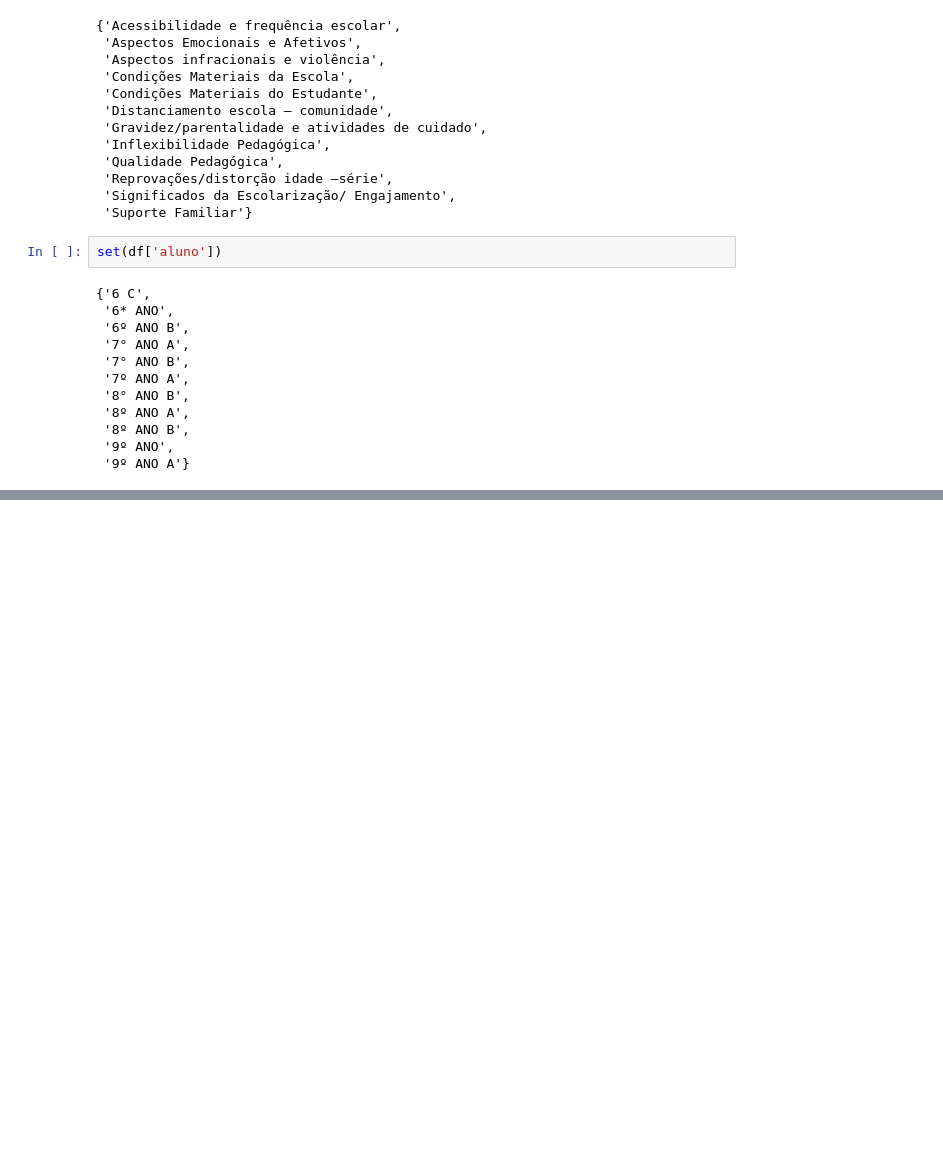
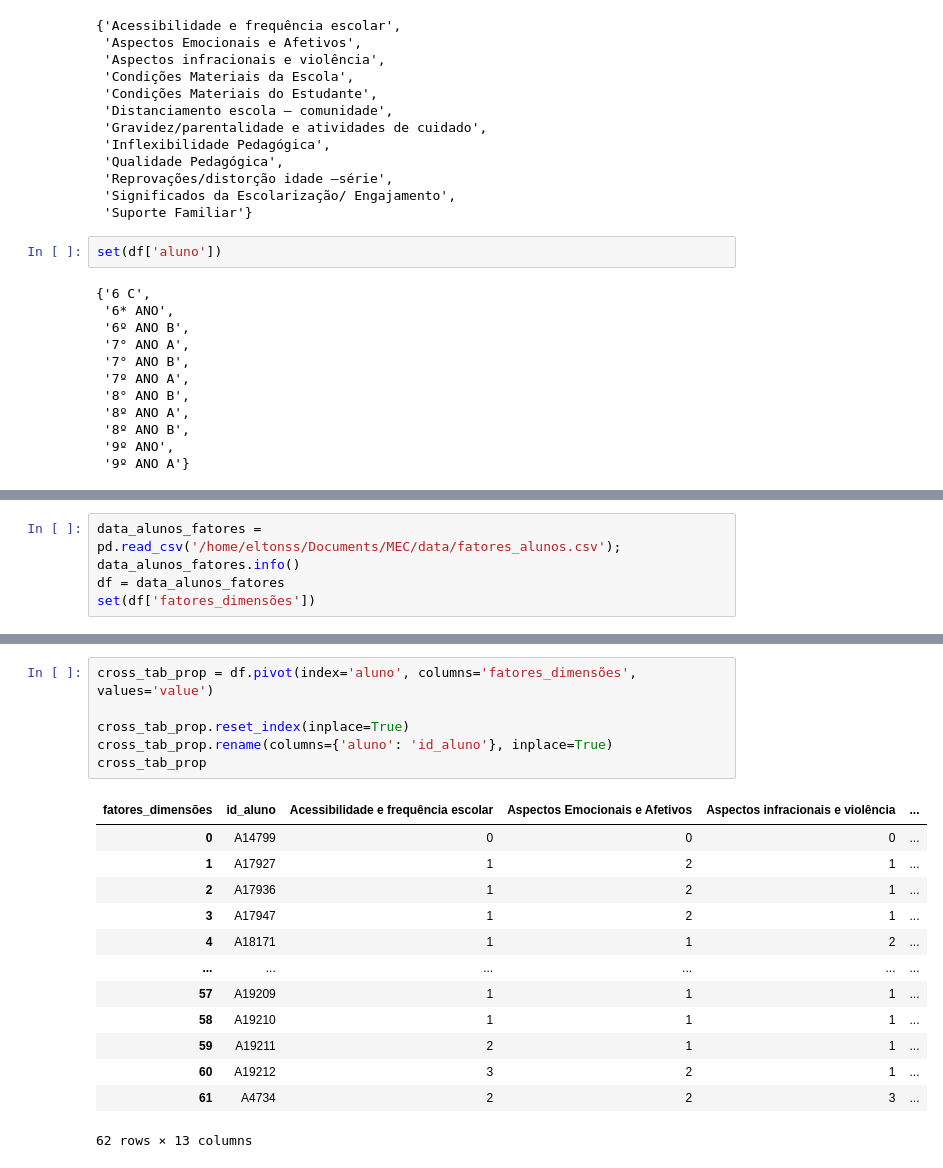
Before and after one commit to eltonsarmanho/AnaliseExploratoriaSAP, a Jupyter notebook: AnaliseExploratoriaSAP.ipynb, the cells around one changed output, grey strips where cells are left out. Saved outputs shown, nothing was run; the diff lists cells and outputs as text; blank space fills up the shorter version.

```diff
--- a/AnaliseExploratoriaSAP.ipynb
+++ b/AnaliseExploratoriaSAP.ipynb
@@ -516,3 +488,8 @@ cross_tab_prop
 | 8 | 8º ANO B | 1.00 | 1.75 | 1.00 | ... |
 | 9 | 9º ANO | 1.00 | 1.00 | 1.00 | ... |
 | 10 | 9º ANO A | 2.00 | 1.80 | 1.20 | ... |
+# %%
+data_alunos_fatores = pd.read_csv('/home/eltonss/Documents/MEC/data/fatores_alunos.csv');
+data_alunos_fatores.info()
+df = data_alunos_fatores
+set(df['fatores_dimensões'])
@@ -518,0 +519,20 @@ cross_tab_prop
+# %%
+cross_tab_prop = df.pivot(index='aluno', columns='fatores_dimensões', values='value')
+
+cross_tab_prop.reset_index(inplace=True)
+cross_tab_prop.rename(columns={'aluno': 'id_aluno'}, inplace=True)
+cross_tab_prop
+# %% [output]
+| fatores_dimensões | id_aluno | Acessibilidade e frequência escolar | Aspectos Emocionais e Afetivos | Aspectos infracionais e violência | ... |
+| 0 | A14799 | 0 | 0 | 0 | ... |
+| 1 | A17927 | 1 | 2 | 1 | ... |
+| 2 | A17936 | 1 | 2 | 1 | ... |
+| 3 | A17947 | 1 | 2 | 1 | ... |
+| 4 | A18171 | 1 | 1 | 2 | ... |
+| ... | ... | ... | ... | ... | ... |
+| 57 | A19209 | 1 | 1 | 1 | ... |
+| 58 | A19210 | 1 | 1 | 1 | ... |
+| 59 | A19211 | 2 | 1 | 1 | ... |
+| 60 | A19212 | 3 | 2 | 1 | ... |
+| 61 | A4734 | 2 | 2 | 3 | ... |
+62 rows × 13 columns
```
Also changed, not shown: parts of 14 cells of this notebook.
